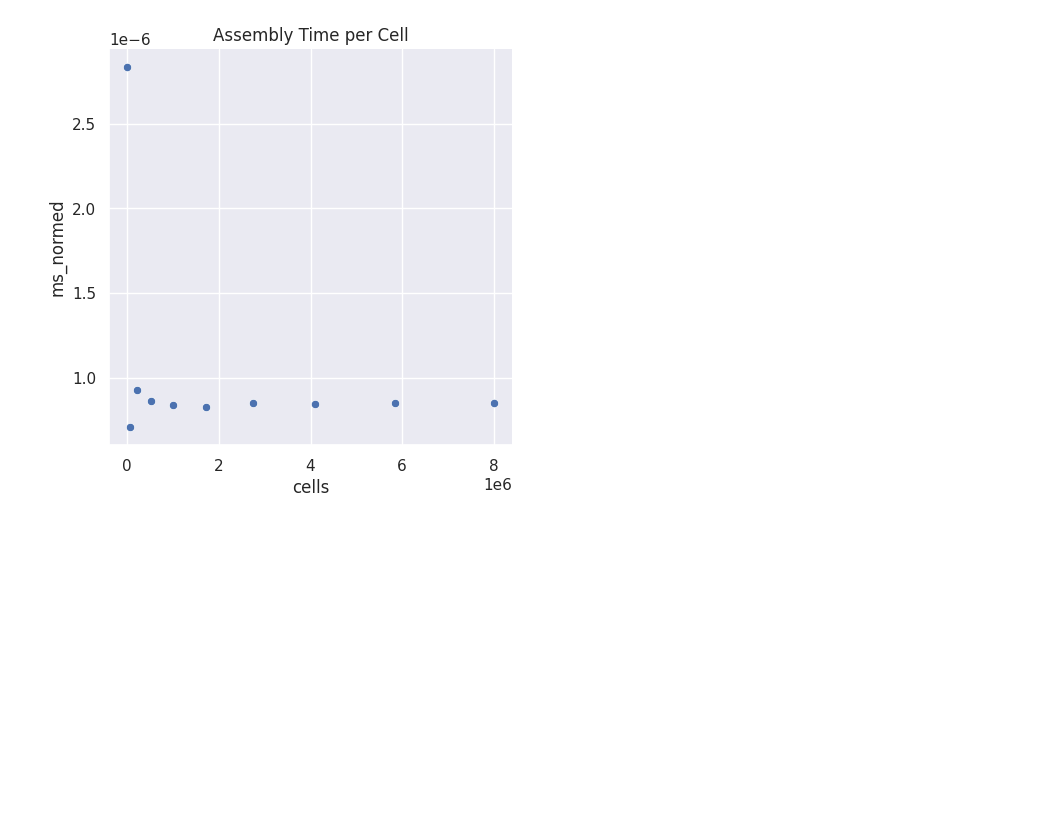
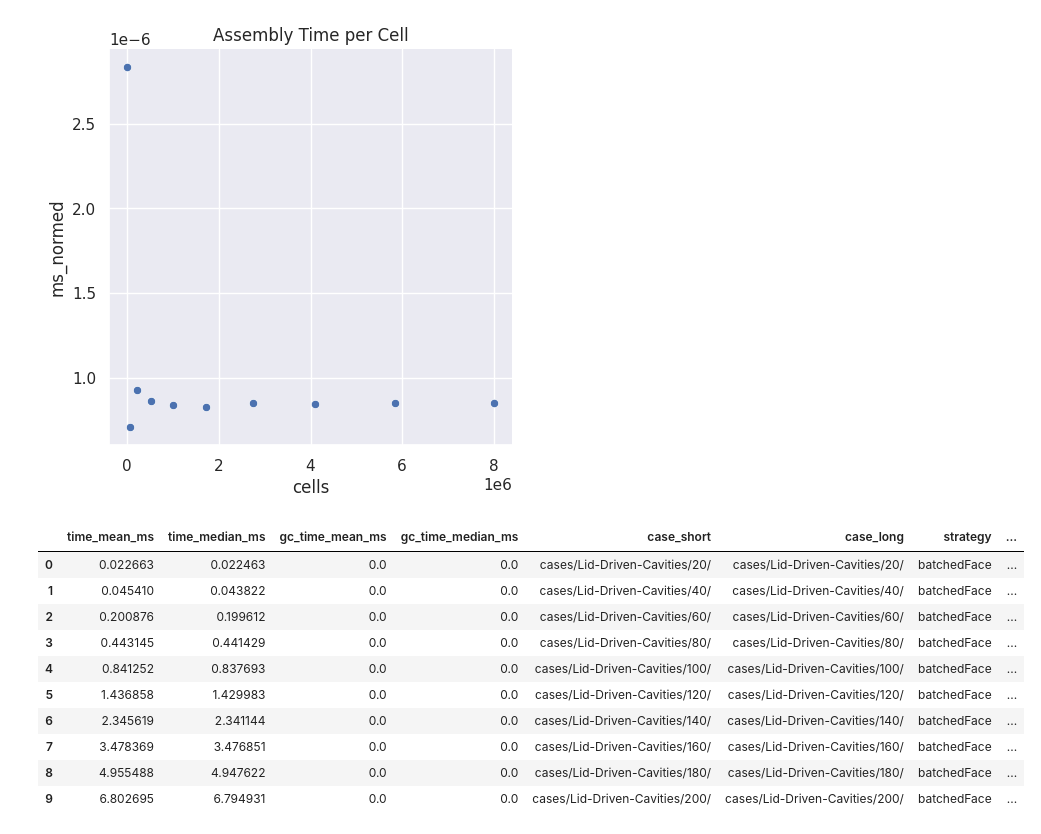
Before and after one commit to lupeterm/FVM-Prototyping, a Jupyter notebook: batched.ipynb, the cells around one changed output. Saved outputs shown, nothing was run; the diff lists cells and outputs as text; code cells hidden in the pictures; blank space fills up the shorter version.

```diff
--- a/batched.ipynb
+++ b/batched.ipynb
@@ -72,3 +75,17 @@ plot.set(title="Assembly Time per Cell")
 axes = plot.axes.flat
 # %% [output]
 [figure]
+# %%
+df
+# %% [output]
+|  | time_mean_ms | time_median_ms | gc_time_mean_ms | gc_time_median_ms | case_short | case_long | strategy | ... |
+| 0 | 0.022663 | 0.022463 | 0.0 | 0.0 | cases/Lid-Driven-Cavities/20/ | cases/Lid-Driven-Cavities/20/ | batchedFace | ... |
+| 1 | 0.045410 | 0.043822 | 0.0 | 0.0 | cases/Lid-Driven-Cavities/40/ | cases/Lid-Driven-Cavities/40/ | batchedFace | ... |
+| 2 | 0.200876 | 0.199612 | 0.0 | 0.0 | cases/Lid-Driven-Cavities/60/ | cases/Lid-Driven-Cavities/60/ | batchedFace | ... |
+| 3 | 0.443145 | 0.441429 | 0.0 | 0.0 | cases/Lid-Driven-Cavities/80/ | cases/Lid-Driven-Cavities/80/ | batchedFace | ... |
+| 4 | 0.841252 | 0.837693 | 0.0 | 0.0 | cases/Lid-Driven-Cavities/100/ | cases/Lid-Driven-Cavities/100/ | batchedFace | ... |
+| 5 | 1.436858 | 1.429983 | 0.0 | 0.0 | cases/Lid-Driven-Cavities/120/ | cases/Lid-Driven-Cavities/120/ | batchedFace | ... |
+| 6 | 2.345619 | 2.341144 | 0.0 | 0.0 | cases/Lid-Driven-Cavities/140/ | cases/Lid-Driven-Cavities/140/ | batchedFace | ... |
+| 7 | 3.478369 | 3.476851 | 0.0 | 0.0 | cases/Lid-Driven-Cavities/160/ | cases/Lid-Driven-Cavities/160/ | batchedFace | ... |
+| 8 | 4.955488 | 4.947622 | 0.0 | 0.0 | cases/Lid-Driven-Cavities/180/ | cases/Lid-Driven-Cavities/180/ | batchedFace | ... |
+| 9 | 6.802695 | 6.794931 | 0.0 | 0.0 | cases/Lid-Driven-Cavities/200/ | cases/Lid-Driven-Cavities/200/ | batchedFace | ... |
```
Also changed, not shown: parts of 1 cell of this notebook, 13 other files.
